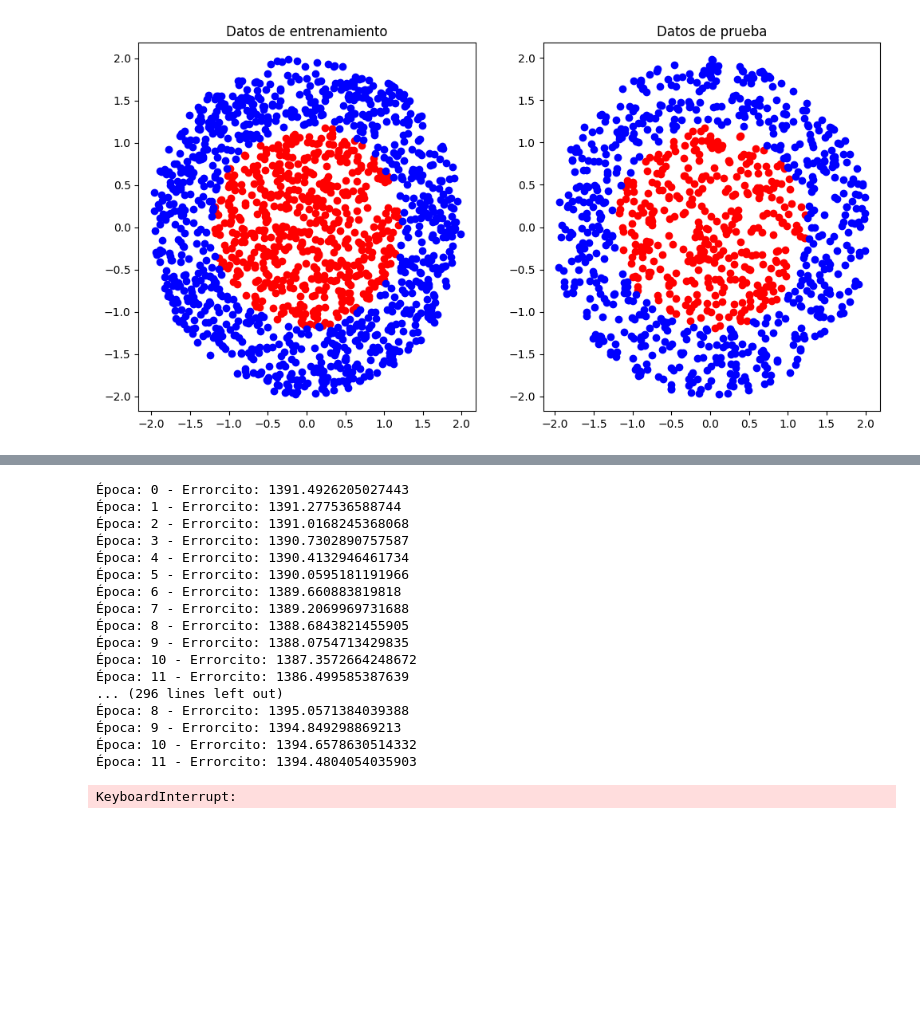
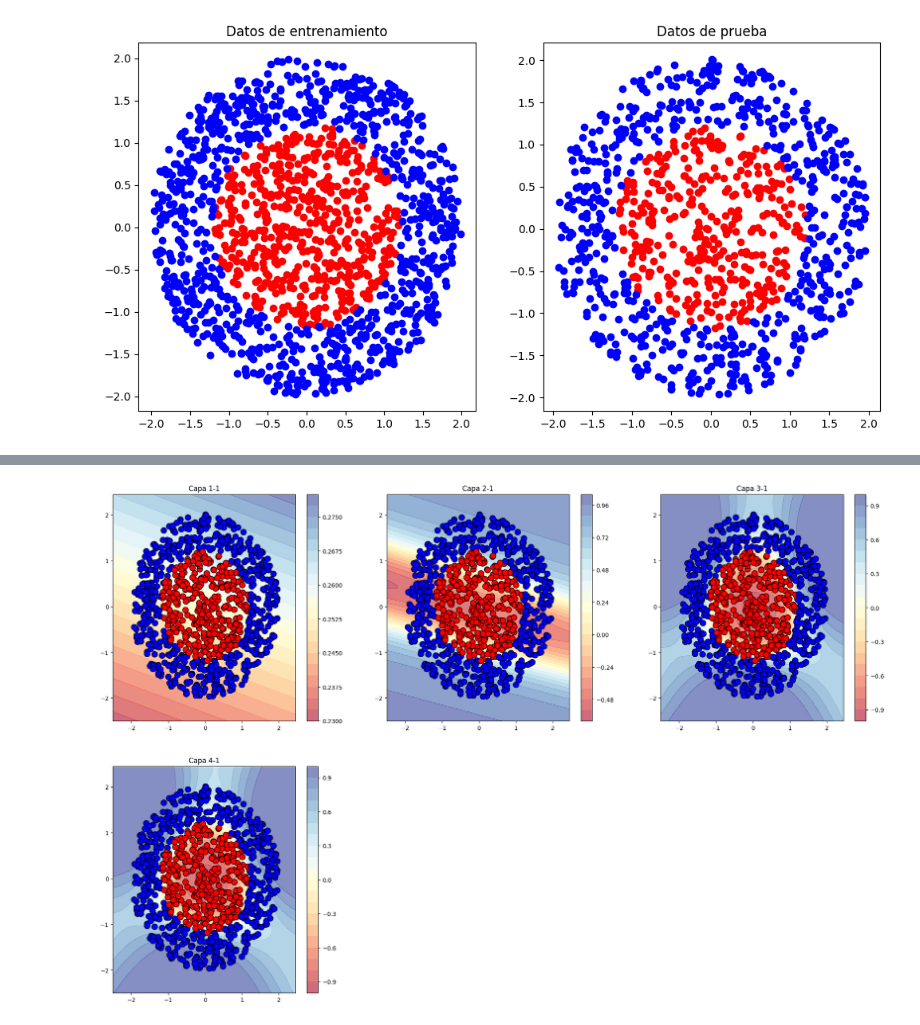
Before and after one commit to gggelme/redes_neuronales, a Jupyter notebook: GTP2/CONCENT.ipynb, the cells around one changed output, grey strips where cells are left out. Drawn from its saved outputs; the diff is of its cells as text; code cells hidden in the pictures; blank space fills up the shorter version.

```diff
--- a/GTP2/CONCENT.ipynb
+++ b/GTP2/CONCENT.ipynb
@@ -136,40 +123,23 @@ def graficar_malla(model, plt):
 # %%
 combinaciones = [
     1, 2, 3, 4,
 ]
 plt.figure(figsize=(24,24))
 
 for i in range(len(combinaciones)):
     plt.subplot(3,3,i+1)
     model = neural_network(
         layers_config = [
             (combinaciones[i], 'symmetry sigmoid'),
             (1, 'symmetry sigmoid')
         ],
         size_input = X_train_norm.shape[1],
         max_epoch=100,
         learning_rate=0.01,
         error_threshold=1e-3)
 
-    plt.title(f"Capa {combinaciones[i][0]}-1")
+    plt.title(f"Capa {combinaciones[i]}-1")
     model.fit(X_train_norm, y_train)
     graficar_malla(model, plt)
 # %% [output]
-Época: 0 - Errorcito: 1391.4926205027443
-Época: 1 - Errorcito: 1391.277536588744
-Época: 2 - Errorcito: 1391.0168245368068
-Época: 3 - Errorcito: 1390.7302890757587
-Época: 4 - Errorcito: 1390.4132946461734
-Época: 5 - Errorcito: 1390.0595181191966
-Época: 6 - Errorcito: 1389.660883819818
-Época: 7 - Errorcito: 1389.2069969731688
-Época: 8 - Errorcito: 1388.6843821455905
-Época: 9 - Errorcito: 1388.0754713429835
-Época: 10 - Errorcito: 1387.3572664248672
-Época: 11 - Errorcito: 1386.499585387639
-... (296 lines left out)
-Época: 8 - Errorcito: 1395.0571384039388
-Época: 9 - Errorcito: 1394.849298869213
-Época: 10 - Errorcito: 1394.6578630514332
-Época: 11 - Errorcito: 1394.4804054035903
-KeyboardInterrupt:
+[figure, added]
```
Also changed, not shown: parts of 5 cells of this notebook, 5 other files.
